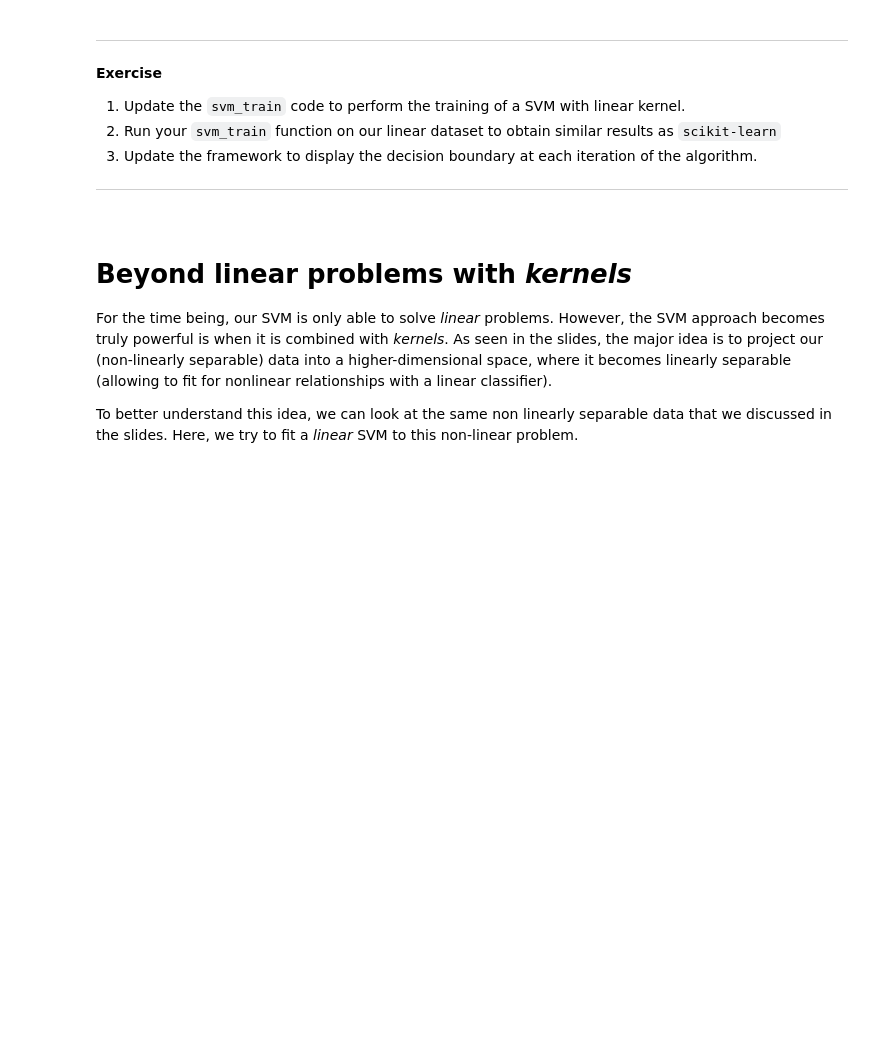
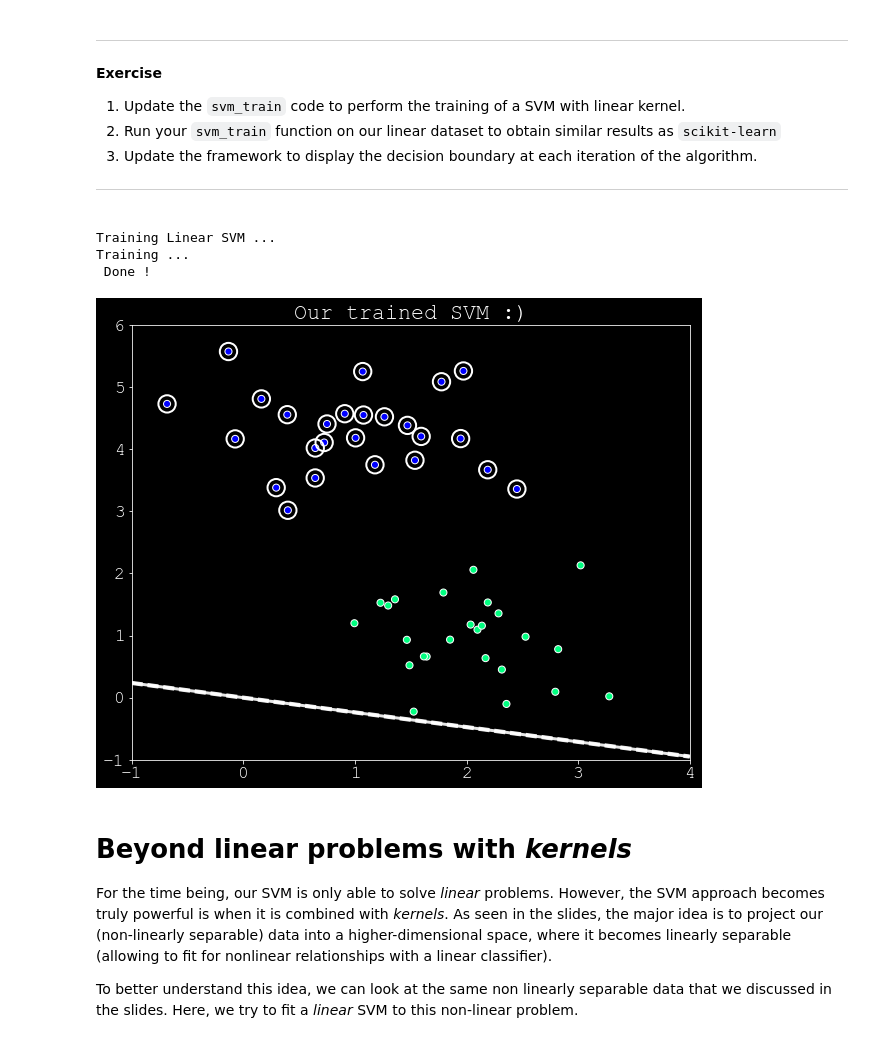
Before and after one commit to MathildeLbvr/atiam_ml, a Jupyter notebook: 03_support_vector_machines.ipynb, the cells around one changed output. Drawn from its saved outputs; the diff is of its cells as text; code cells hidden in the pictures; blank space fills up the shorter version.

```diff
--- a/03_support_vector_machines.ipynb
+++ b/03_support_vector_machines.ipynb
@@ -447,10 +453,69 @@ def svm_train(X, Y_b, C, kernel_type, tol=1e-3, max_iter=5):
         # Iterative over all alpha_i
         for i in range(m):
 
-            ######################
-            # YOUR CODE GOES HERE
-            # => Perform one pass of the SMO algorithm for each alpha_i
-            ######################
+            # Calulate E_i using (2)
+            E[i] = np.dot(alphas[i]*Y.T,K[:,i]) + b - Y[i]
+            #print(E[i])
+            if ((y[i]*E[i] < -tol and alphas[i] < C) or (Y[i]*E[i] > tol and alphas[i] > 0)):
+
+                # Select j randomly (and change j while j==i)
+                j = np.random.randint(0,m)
+                while j == i :
+                    j = np.random.randint(0,m)
+
+                # Calculate E_j using (2)
+                E[j] = np.dot(alphas[j]*Y.T,K[:,j]) + b - Y[j]
+                #print(E[j])
+
+                # Save old alphas
+                alphasi_old = alphas[i]
+                alphasj_old = alphas[j]
+
+                # Compute L and H using (10) and (11)
+                if y[i] != y[j]:
+                    L = max(0 , alphas[j] - alphas[i])
+                    H = min(C, C + alphas[j] - alphas[i])
+                else :
+                    L = max(0 , alphas[i] + alphas[j] - C)
+                    H = min(C, alphas[i] + alphas[j])
+
+                # Verify L != H
+                if L == H :
+                    continue
+
+                # Compute eta and verify eta < 0
+                eta = 2 * K[i,j] - K[i,i] - K[j,j]
+                if (eta >= 0) :
+                    continue
+
+                # compute and clip new value for alpha_j using (12) and (15)
+                alphas[j] -= (Y[j] * (E[i] - E[j])) / eta
+                if alphas[j] > H :
+                    alphas[j] = H
+                if alphas[j] < L :
+                    alphas[j] = L
+
+                # Verify abs(alpha_j - alpha_j_old)< 1e-5
+                if (np.abs(alphas[j] - alphasj_old) < 1e-5) :
+                    continue
+
+                # Compute alpha_i using (16)
+                alphas[i] += Y[i]*Y[j] * (alphasj_old - alphas[j])
+
+                # Compute b1 and b2 using (17) and (18)
+                b1 = b - E[i] - y[i] * (alphas[i] - alphasi_old) * K[i,i] - y[j] * (alphas[j] - alphasj_old) * K[i,j]
+                b2 = b - E[j] - y[i] * (alphas[i] - alphasi_old) * K[i,j] - y[j] * (alphas[j] - alphasj_old) * K[j,j]
+
+                # Compute b using (19)
+                if (0 < alphas[i] < C):
+                    b = b1
+                if (0 < alphas[j] < C):
+                    b = b2
+                else :
+                    b = (b1 + b2) / 2
+
+                num_changed_alphas = num_changed_alphas + 1
+
 
         if (num_changed_alphas == 0):
             passes = passes + 1
@@ -464,33 +529,38 @@ def svm_train(X, Y_b, C, kernel_type, tol=1e-3, max_iter=5):
     model["y"] = Y[idx]
     model["b"] = b
     model["alphas"] = alphas[idx, 0] * Y[idx]
     model["kernel"] = kernel
     return model
 
 # Training Linear SVM
 print('Training Linear SVM ...')
 # Parameters of the training
 C = 1                  # C regularization value
 tolerance = 1e-5       # Tolerance value for thresholds
 nb_iterations = 50      # Number of iterations
 # Perform the training (try to fiddle the previous values to see effect).
 model = svm_train(X, y, C, 'linear', tolerance, nb_iterations);
 # Evaluate the decision function
 ax = plt.figure(figsize=(10, 8)).gca()
 ax.scatter(X[:, 0], X[:, 1], c=y, s=50, edgecolor = 'w', cmap='winter')
 ax.set_xlim(-1, 4); ax.set_ylim(-1, 6)
 xlim = ax.get_xlim(); ylim = ax.get_ylim()
 # Create grid to evaluate model
 x = np.linspace(xlim[0], xlim[1], 30)
 yp = np.linspace(ylim[0], ylim[1], 30)
 Y, Xp = np.meshgrid(yp, x)
 xy = np.vstack([Xp.ravel(), Y.ravel()]).T
 P = decision_function(model, xy.transpose())
 P = P.reshape((30, 30))
 # plot decision boundary and margins
 ax.contour(Xp, Y, P, colors='w',levels=[-1, 0, 1], alpha=0.9,linestyles=['--', '-', '--'])
 ax.scatter(model["x"][:, 0], model["x"][:, 1],s=300, linewidth=2, edgecolor='w', facecolors='none');
 plt.title('Our trained SVM :)');
+# %% [output]
+Training Linear SVM ...
+Training ...
+ Done !
+[figure, added]
 # %% [markdown]
 # Beyond linear problems with _kernels_
 
```
Also changed, not shown: parts of 19 cells of this notebook, 2 other files.
